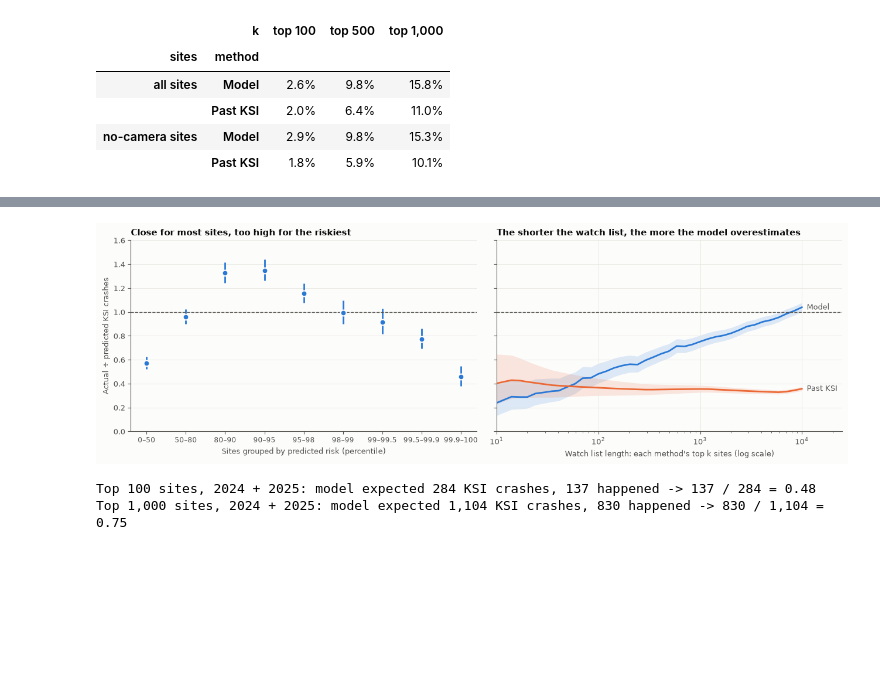
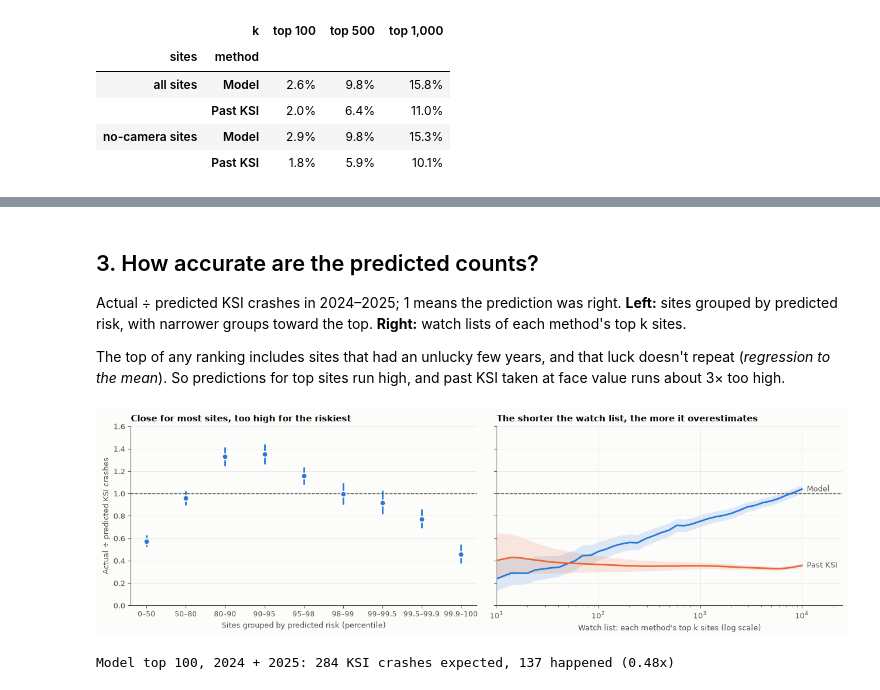
Before and after one commit to Group-7-Capstone/Group-7-Capstone, a Jupyter notebook: experiments/q1_ksi_risk.ipynb, the cells around one changed output, grey strips where cells are left out. Saved outputs shown, nothing was run; the diff lists cells and outputs as text; code cells hidden in the pictures; blank space fills up the shorter version.

```diff
--- a/experiments/q1_ksi_risk.ipynb
+++ b/experiments/q1_ksi_risk.ipynb
@@ -121,16 +97,16 @@ single["Model"] = summary.loc[("all sites", "Model"), f"top {TOP_K:,}"]
 single = pd.Series(single).sort_values()
 
 final = NegativeBinomialModel(FEATURES).fit(panel, panel["ksi"], groups=panel["site_id"])
-LAGS = FEATURES
-names = {
-    "log1p_pdo_lag3": "Property damage only", "log1p_injury_nonsevere_lag3": "Non-severe injury",
-    "log1p_ksi_nonfatal_lag3": "KSI, non-fatal", "log1p_fatal_lag3": "Fatal",
-    "log1p_ped_injured_lag3": "Pedestrian casualties", "log1p_cyc_injured_lag3": "Cyclist casualties",
-}
+names = dict(zip(FEATURES, ["Property damage only", "Non-severe injury", "KSI, non-fatal", "Fatal",
+                            "Pedestrian casualties", "Cyclist casualties"]))
+ci = final.result_.conf_int().loc[FEATURES]
+effects = pd.DataFrame({
+    "ratio": 2 ** final.result_.params[FEATURES], "low": 2 ** ci[0], "high": 2 ** ci[1],
+}).rename(index=names).sort_values("ratio")
 
-fig, (ax1, ax2) = plt.subplots(1, 2, figsize=(13, 4.4), gridspec_kw={"width_ratios": [1, 1.1]})
-colors = [PRACTICE if "Past KSI" in k else MODEL for k in single.index]
-bars = ax1.barh(single.index, single.values, color=colors, height=0.6)
+fig, (ax1, ax2) = plt.subplots(1, 2, figsize=(13, 4.2), gridspec_kw={"width_ratios": [1, 1.1]})
+bars = ax1.barh(single.index, single.values, height=0.6,
+                color=[PRACTICE if "Past KSI" in k else MODEL for k in single.index])
 ax1.bar_label(bars, labels=[f"{v:.0%}" for v in single.values], padding=4, color=INK_2)
 ax1.xaxis.set_major_formatter(plt.FuncFormatter(lambda v, _: f"{v:.0%}"))
 ax1.set_xlim(0, single.max() * 1.18)
@@ -138,14 +114,8 @@ ax1.grid(axis="y", visible=False)
 ax1.set_xlabel(f"Share of next year's KSI crashes in the top {TOP_K:,} sites")
 ax1.set_title("Crash volume predicts KSI better than past KSI")
 
-effects = pd.DataFrame({
-    "ratio": 2 ** final.result_.params[LAGS],
-    "low": 2 ** final.result_.conf_int().loc[LAGS, 0],
-    "high": 2 ** final.result_.conf_int().loc[LAGS, 1],
-}).rename(index=names).sort_values("ratio")
 y = np.arange(len(effects))
-ksi_rows = effects.index.str.contains("KSI|Fatal")
-color = np.where(ksi_rows, PRACTICE, MODEL)
+color = np.where(effects.index.str.contains("KSI|Fatal"), PRACTICE, MODEL)
 ax2.hlines(y, effects.low, effects.high, color=color, linewidth=2)
 ax2.scatter(effects.ratio, y, color=color, s=50, zorder=3, edgecolor=SURFACE, linewidth=1.5)
 for yi, r in zip(y, effects.itertuples()):
@@ -174,7 +132,12 @@ The shorter and more exclusive the list, the more the model overestimates. The v
+# %% [markdown]
+## 3. How accurate are the predicted counts?
+Actual ÷ predicted KSI crashes in 2024–2025; 1 means the prediction was right. **Left:** sites grouped by predicted risk, with narrower groups toward the top. **Right:** watch lists of each method's top k sites.
+
+The top of any ranking includes sites that had an unlucky few years, and that luck doesn't repeat (*regression to the mean*). So predictions for top sites run high, and past KSI taken at face value runs about 3× too high.
 # %%
 cal = (
     calibrations.query("method == 'Model' and scope == 'all'")
-    .groupby(["bin", "q_low", "q_high"])[["n", "pred_total", "obs_total"]].sum().reset_index()
+    .groupby(["bin", "q_low", "q_high"])[["pred_total", "obs_total"]].sum().reset_index()
 )
 low, high = poisson_interval(cal["obs_total"])
 cal = cal.assign(ratio=cal.obs_total / cal.pred_total, low=low / cal.pred_total, high=high / cal.pred_total)
@@ -186,41 +149,37 @@ for name, preds in predictions.items():
     for k in ks:
         p, o = np.sum([top_k_totals(d["ksi"], d["pred"], k) for _, d in by_year], axis=0)
         rows.append({"method": name, "k": k, "pred": p, "obs": o})
 tail = pd.DataFrame(rows)
 low, high = poisson_interval(tail["obs"])
 tail = tail.assign(ratio=tail.obs / tail.pred, low=low / tail.pred, high=high / tail.pred)
 
-fig, (ax1, ax2) = plt.subplots(1, 2, figsize=(13, 4.2), sharey=True)
+fig, (ax1, ax2) = plt.subplots(1, 2, figsize=(13, 4.0), sharey=True)
 x = np.arange(len(cal))
 ax1.vlines(x, cal["low"], cal["high"], color=MODEL, linewidth=2)
 ax1.scatter(x, cal["ratio"], color=MODEL, s=50, zorder=3, edgecolor=SURFACE, linewidth=1.5)
 ax1.set_xticks(x, [f"{lo * 100:g}–{hi * 100:g}" for lo, hi in zip(cal.q_low, cal.q_high)], fontsize=8.5)
 ax1.set_xlabel("Sites grouped by predicted risk (percentile)")
 ax1.set_ylabel("Actual ÷ predicted KSI crashes")
 ax1.grid(axis="x", visible=False)
 ax1.set_title("Close for most sites, too high for the riskiest")
-
 for name, color in [("Model", MODEL), ("Past KSI", PRACTICE)]:
     d = tail[tail.method == name]
     ax2.fill_between(d.k, d.low, d.high, color=color, alpha=0.15, linewidth=0)
     ax2.plot(d.k, d.ratio, color=color, linewidth=2)
     ax2.annotate(name, (d.k.iloc[-1], d.ratio.iloc[-1]), xytext=(6, 0),
                  textcoords="offset points", va="center", color=INK_2)
 ax2.set_xscale("log")
 ax2.set_xlim(ks.min(), ks.max() * 2.5)
-ax2.set_xlabel("Watch list length: each method's top k sites (log scale)")
-ax2.set_title("The shorter the watch list, the more the model overestimates")
+ax2.set_xlabel("Watch list: each method's top k sites (log scale)")
+ax2.set_title("The shorter the watch list, the more it overestimates")
 for ax in (ax1, ax2):
     ax.axhline(1, color=INK_2, linestyle="--", linewidth=1)
 ax1.set_ylim(0, 1.6)
 fig.tight_layout()
 plt.show()
 
-for k in [100, 1000]:
-    r = tail.query("method == 'Model' and k == @k").iloc[0]
-    print(f"Top {k:,} sites, 2024 + 2025: model expected {r.pred:,.0f} KSI crashes, "
-          f"{r.obs:,.0f} happened -> {r.obs:,.0f} / {r.pred:,.0f} = {r.ratio:.2f}")
+r = tail.query("method == 'Model' and k == 100").iloc[0]
+print(f"Model top 100, 2024 + 2025: {r.pred:,.0f} KSI crashes expected, {r.obs:,.0f} happened ({r.ratio:.2f}x)")
 # %% [output]
-[figure, old version]
+[figure, new version]
-Top 100 sites, 2024 + 2025: model expected 284 KSI crashes, 137 happened -> 137 / 284 = 0.48
-Top 1,000 sites, 2024 + 2025: model expected 1,104 KSI crashes, 830 happened -> 830 / 1,104 = 0.75
+Model top 100, 2024 + 2025: 284 KSI crashes expected, 137 happened (0.48x)
```
Also changed, not shown: parts of 19 cells of this notebook, 4 other files.
